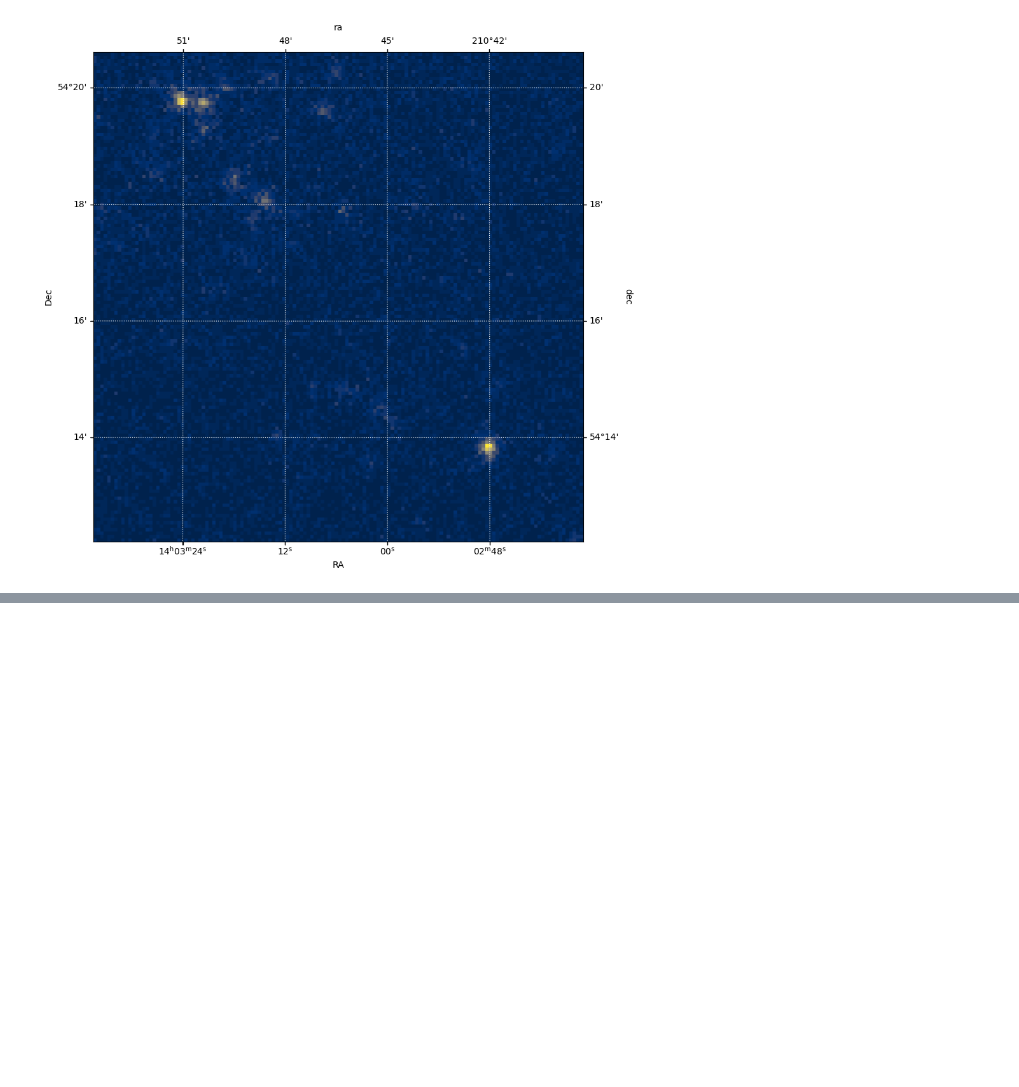
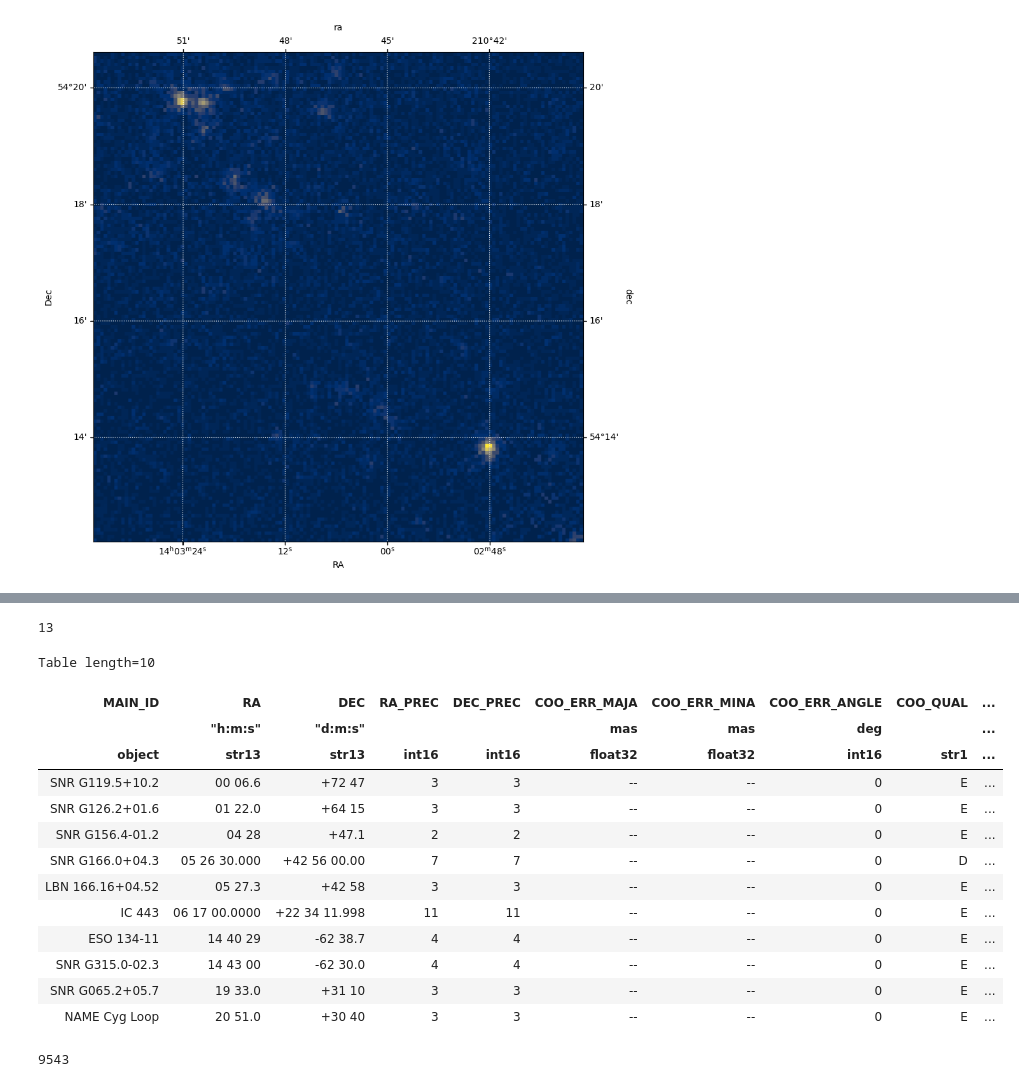
Before and after one commit to ReadingTimeMachine/LMM_Figure_Parsing, a Jupyter notebook: trial_contours_with_astroquery.ipynb, the cells around one changed output, grey strips where cells are left out. Drawn from its saved outputs; the diff is of its cells as text; code cells hidden in the pictures; blank space fills up the shorter version.

```diff
--- a/trial_contours_with_astroquery.ipynb
+++ b/trial_contours_with_astroquery.ipynb
@@ -186,0 +291,13 @@ overlay.grid(color='white', ls='dotted')
+# %%
+#Simbad.list_tables()
+# pdf lists
+pdfs_dir = '/Users/jnaiman/Dropbox/wwt_image_extraction/ADSDownloads/pdfs/'
+
+from glob import glob
+# %%
+pdfs = glob(pdfs_dir + '*pdf')
+
+# into names
+paper_names = []
+for p in pdfs:
+    paper_names.append(p.split('/')[-1].split('.pdf')[0].replace('_','.'))
@@ -186,0 +312,14 @@ overlay.grid(color='white', ls='dotted')
+# %%
+#ipaper = 200
+
+paper_success = []
+
+for ipaper in range(len(paper_names)):
+    result_table = Simbad.query_bibobj(paper_names[ipaper])
+    if result_table is not None:
+        print(paper_names[ipaper])
+        paper_success.append(paper_names[ipaper])
+        if len(paper_success) > 10: import sys; sys.exit()
+
+
+print(result_table)
@@ -186,0 +342,25 @@ overlay.grid(color='white', ls='dotted')
+# %%
+ipaper
+# %% [output]
+13
+# %%
+result_table
+# %% [output]
+Table length=10
+| MAIN_ID | RA | DEC | RA_PREC | DEC_PREC | COO_ERR_MAJA | COO_ERR_MINA | COO_ERR_ANGLE | COO_QUAL | ... |
+|  | "h:m:s" | "d:m:s" |  |  | mas | mas | deg |  | ... |
+| object | str13 | str13 | int16 | int16 | float32 | float32 | int16 | str1 | ... |
+| SNR G119.5+10.2 | 00 06.6 | +72 47 | 3 | 3 | -- | -- | 0 | E | ... |
+| SNR G126.2+01.6 | 01 22.0 | +64 15 | 3 | 3 | -- | -- | 0 | E | ... |
+| SNR G156.4-01.2 | 04 28 | +47.1 | 2 | 2 | -- | -- | 0 | E | ... |
+| SNR G166.0+04.3 | 05 26 30.000 | +42 56 00.00 | 7 | 7 | -- | -- | 0 | D | ... |
+| LBN 166.16+04.52 | 05 27.3 | +42 58 | 3 | 3 | -- | -- | 0 | E | ... |
+| IC 443 | 06 17 00.0000 | +22 34 11.998 | 11 | 11 | -- | -- | 0 | E | ... |
+| ESO 134-11 | 14 40 29 | -62 38.7 | 4 | 4 | -- | -- | 0 | E | ... |
+| SNR G315.0-02.3 | 14 43 00 | -62 30.0 | 4 | 4 | -- | -- | 0 | E | ... |
+| SNR G065.2+05.7 | 19 33.0 | +31 10 | 3 | 3 | -- | -- | 0 | E | ... |
+| NAME Cyg Loop | 20 51.0 | +30 40 | 3 | 3 | -- | -- | 0 | E | ... |
+# %%
+len(paper_names)
+# %% [output]
+9543
```
Also changed, not shown: parts of 22 cells of this notebook, 21 other files.
